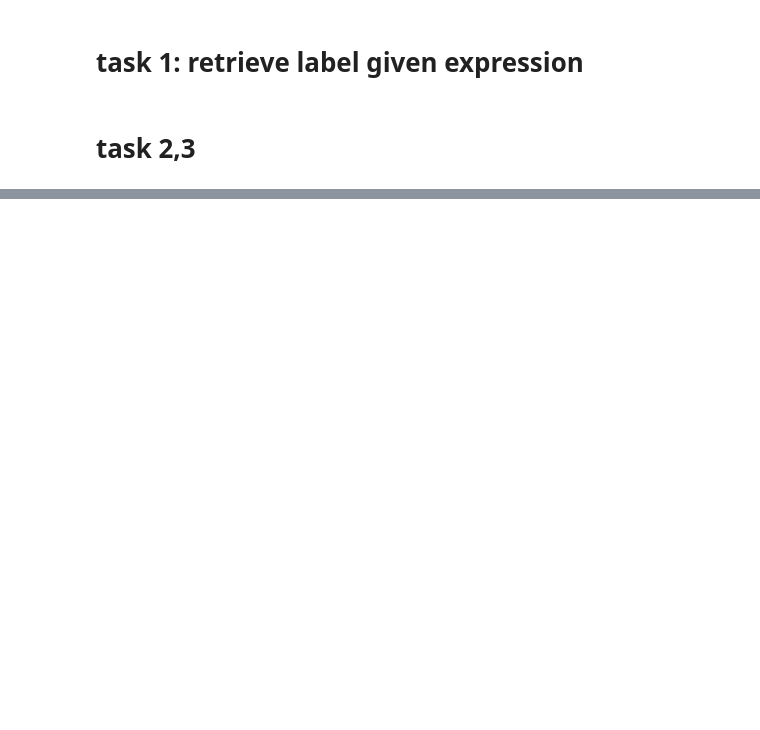
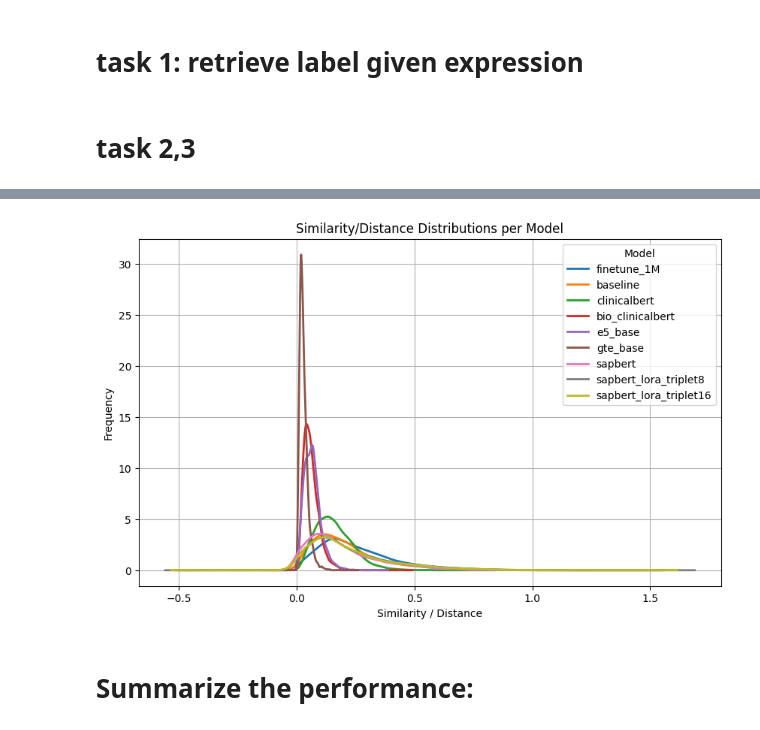
Before and after one commit to yy-suisse/vector-quantize-pytorch, a Jupyter notebook: 4.bis.evaluation.ipynb, the cells around one changed output, grey strips where cells are left out. Cells and saved outputs as stored; diff of their text form; code cells hidden in the pictures; blank space fills up the shorter version.

```diff
--- a/4.bis.evaluation.ipynb
+++ b/4.bis.evaluation.ipynb
@@ -129,0 +212,4 @@ mrrs_2_exp
+# %%
+pl.DataFrame({"model": models_5, "mrr_5_exp": mrrs_5_exp, "mrr_5_label": mrrs_5_label}) .write_csv(FILE_CONFIG["result_save_path"] + "mrr_5.csv")
+with open(FILE_CONFIG["result_save_path"] + "ranks_5.pkl", 'wb') as f:
+    pickle.dump(ranks_5, f)
@@ -129,0 +346,13 @@ mrrs_2_exp
+# %%
+df_sim_distance = pd.DataFrame(models_sim_distance_i2s)
+df_sim_distance.plot(kind="kde", figsize=(10, 6), linewidth=2)
+plt.title("Similarity/Distance Distributions per Model")
+plt.xlabel("Similarity / Distance")
+plt.ylabel("Frequency")
+plt.legend(title="Model")
+plt.grid(True)
+plt.show()
+# %% [output]
+[figure, added]
+# %% [markdown]
+# Summarize the performance:
```
Also changed, not shown: parts of 25 cells of this notebook, 3 other files.
